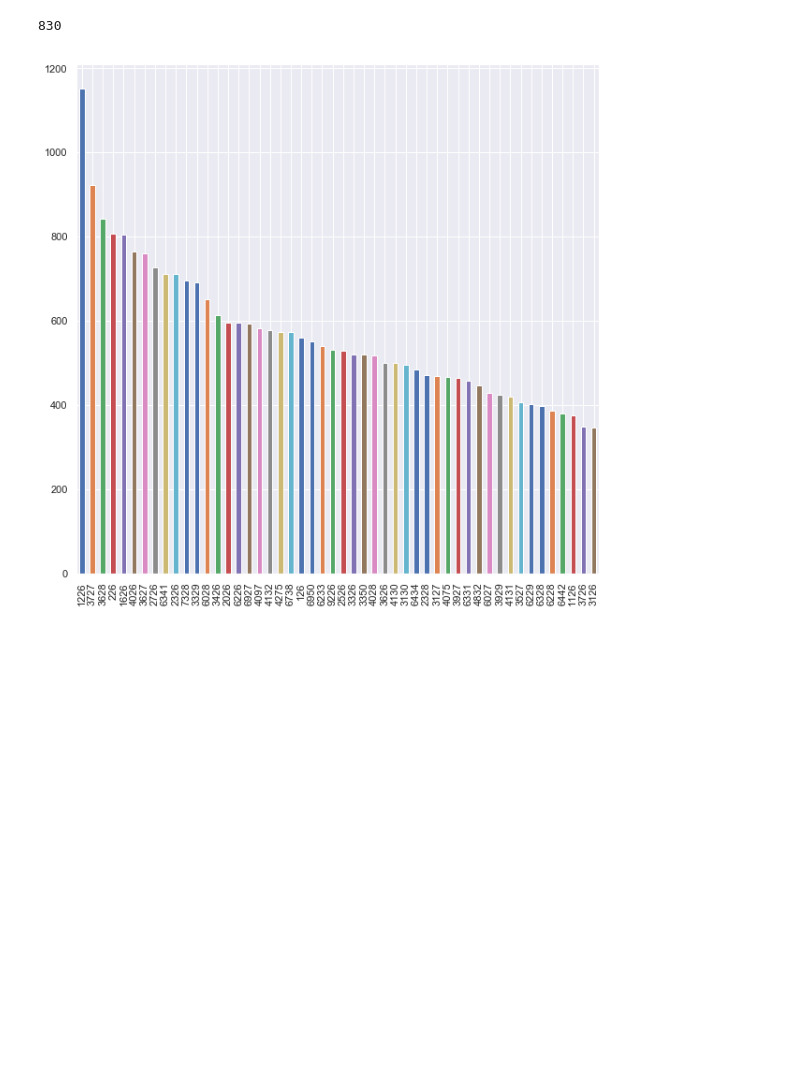
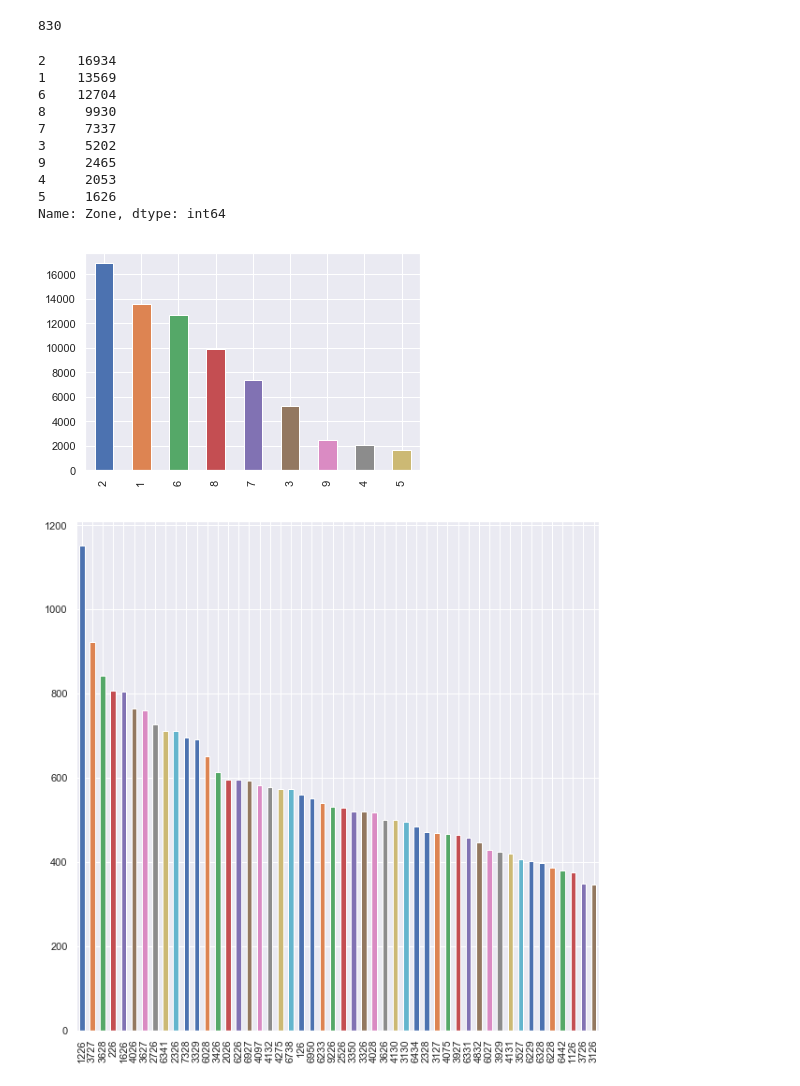
Before and after one commit to drewlehe/Nashville, a Jupyter notebook: MergedAnalysis.ipynb, the cells around one changed output. Drawn from its saved outputs; the diff is of its cells as text; code cells hidden in the pictures; blank space fills up the shorter version.

```diff
--- a/MergedAnalysis.ipynb
+++ b/MergedAnalysis.ipynb
@@ -114,5 +103,20 @@ len(df['Neighborhood'].unique())
 # %% [output]
 830
+# %%
+df.Zone.value_counts().plot('bar')
+print(df.Zone.value_counts())
+# %% [output]
+2    16934
+1    13569
+6    12704
+8     9930
+7     7337
+3     5202
+9     2465
+4     2053
+5     1626
+Name: Zone, dtype: int64
+[figure, added]
 # %%
 plt.figure(figsize=(10,10))
 df.Neighborhood.value_counts()[:50].plot('bar')
```
Also changed, not shown: parts of 35 cells of this notebook, 1 other file.
